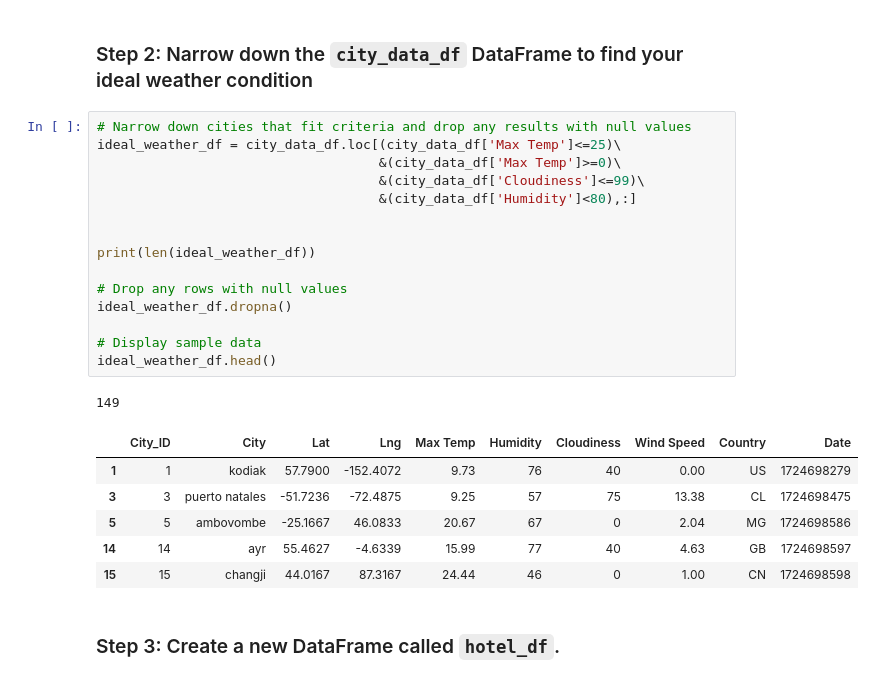
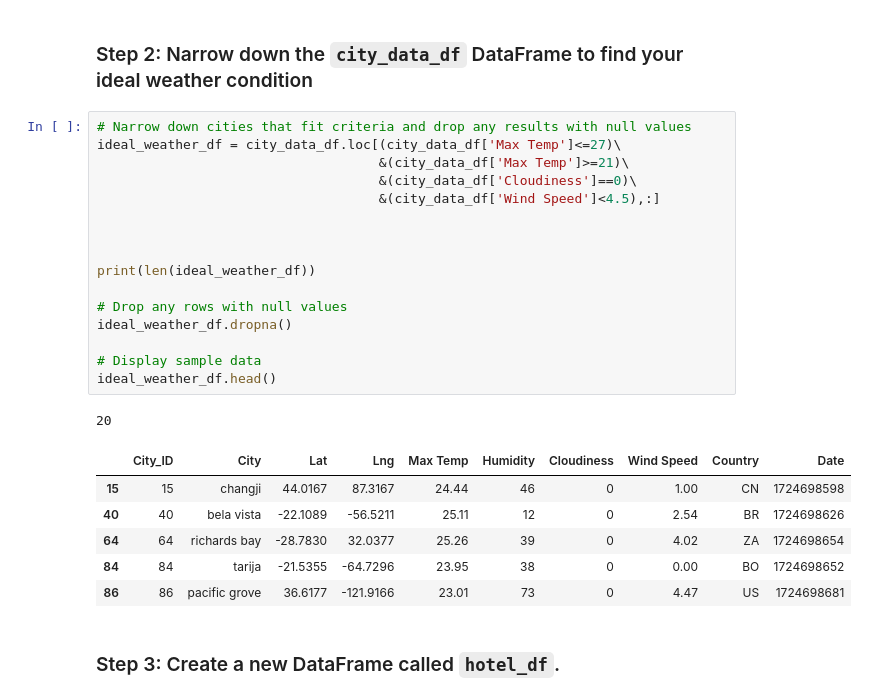
Before and after one commit to monicaphatangare/python-api-challenge, a Jupyter notebook: WeatherPy/06-Python-APIs/Starter_Code/VacationPy.ipynb, the cells around one changed output. Drawn from its saved outputs; the diff is of its cells as text.

```diff
--- a/WeatherPy/06-Python-APIs/Starter_Code/VacationPy.ipynb
+++ b/WeatherPy/06-Python-APIs/Starter_Code/VacationPy.ipynb
@@ -60,27 +60,28 @@ map_plot_1
 ### Step 2: Narrow down the `city_data_df` DataFrame to find your ideal weather condition
 # %%
 # Narrow down cities that fit criteria and drop any results with null values
-ideal_weather_df = city_data_df.loc[(city_data_df['Max Temp']<=25)\
-                                    &(city_data_df['Max Temp']>=0)\
-                                    &(city_data_df['Cloudiness']<=99)\
-                                    &(city_data_df['Humidity']<80),:]
+ideal_weather_df = city_data_df.loc[(city_data_df['Max Temp']<=27)\
+                                    &(city_data_df['Max Temp']>=21)\
+                                    &(city_data_df['Cloudiness']==0)\
+                                    &(city_data_df['Wind Speed']<4.5),:]
+
 
 
 print(len(ideal_weather_df))
 
 # Drop any rows with null values
 ideal_weather_df.dropna()
 
 # Display sample data
 ideal_weather_df.head()
 # %% [output]
-149
+20
 |  | City_ID | City | Lat | Lng | Max Temp | Humidity | Cloudiness | Wind Speed | Country | Date |
-| 1 | 1 | kodiak | 57.7900 | -152.4072 | 9.73 | 76 | 40 | 0.00 | US | 1724698279 |
-| 3 | 3 | puerto natales | -51.7236 | -72.4875 | 9.25 | 57 | 75 | 13.38 | CL | 1724698475 |
-| 5 | 5 | ambovombe | -25.1667 | 46.0833 | 20.67 | 67 | 0 | 2.04 | MG | 1724698586 |
-| 14 | 14 | ayr | 55.4627 | -4.6339 | 15.99 | 77 | 40 | 4.63 | GB | 1724698597 |
 | 15 | 15 | changji | 44.0167 | 87.3167 | 24.44 | 46 | 0 | 1.00 | CN | 1724698598 |
+| 40 | 40 | bela vista | -22.1089 | -56.5211 | 25.11 | 12 | 0 | 2.54 | BR | 1724698626 |
+| 64 | 64 | richards bay | -28.7830 | 32.0377 | 25.26 | 39 | 0 | 4.02 | ZA | 1724698654 |
+| 84 | 84 | tarija | -21.5355 | -64.7296 | 23.95 | 38 | 0 | 0.00 | BO | 1724698652 |
+| 86 | 86 | pacific grove | 36.6177 | -121.9166 | 23.01 | 73 | 0 | 4.47 | US | 1724698681 |
 # %% [markdown]
 ### Step 3: Create a new DataFrame called `hotel_df`.
 # %%
```
